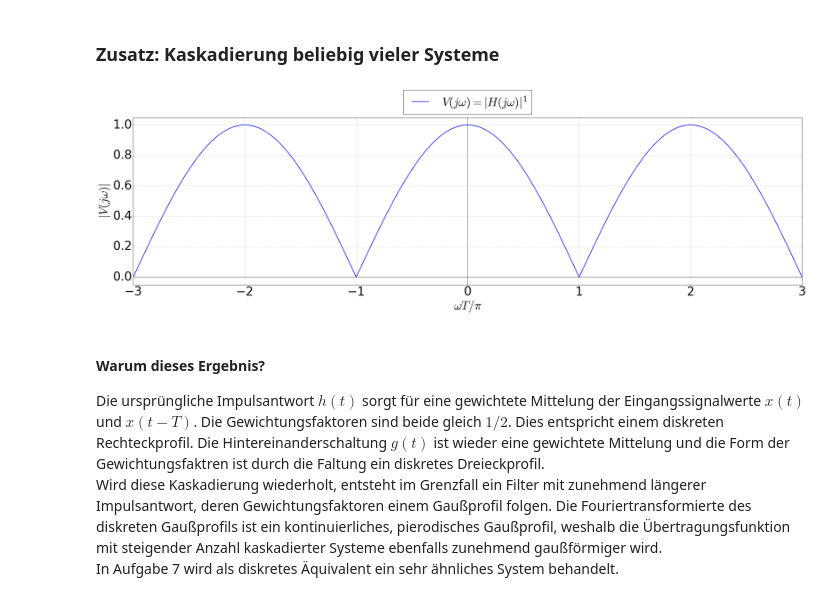
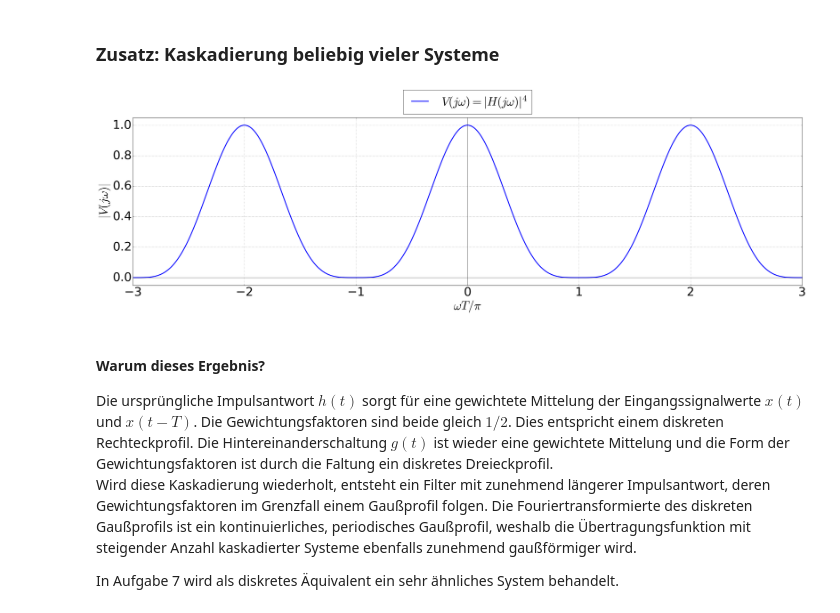
Before and after one commit to fgnt/nachrichtentechnik, a Jupyter notebook: notebooks/Uebungen/A3_Diracimpuls.ipynb, the cells around one changed output. Drawn from its saved outputs; the diff is of its cells as text; code cells hidden in the pictures.

```diff
--- a/notebooks/Uebungen/A3_Diracimpuls.ipynb
+++ b/notebooks/Uebungen/A3_Diracimpuls.ipynb
@@ -224,27 +250,25 @@ Das resultierende System führt also wieder eine gewichtete Mittelung zwischen W
 # %% [markdown]
 ### Zusatz: Kaskadierung beliebig vieler Systeme
 # %%
+@interact(log2_N=IntSlider(min=0, max=10, step=1, value=2))
 def plotV(log2_N):
-    pow = 2**log2_N
-    V = np.power(H, pow)
-    plt.axvline(linewidth=0.75, color='k')
-    hand =  plt.plot(wT/pi, np.abs(V), 'b',
-            label=r'$V(j\omega) = |H(j\omega)|^{'+ repr(int(pow)) + r'}$')
-    plt.axhline(linewidth=0.75, color='k')
-    plt.grid()
+    exponent = 2**log2_N
+    V = np.power(H, exponent)
+    plt.axvline(lw=0.75, c='k')
+    hand =  plt.plot(wT/pi, np.abs(V), 'b', lw=3,
+                     label=r'$V(j\omega) = |H(j\omega)|^{'+ repr(exponent) + r'}$')
+    plt.axhline(lw=0.75, c='k')
     setLabels(r'$\omega T/\pi$', r'$|V(j\omega)|$')
     plt.ylim((-0.05, 1.05))
+    plt.grid(True)
     plt.legend(handles=hand, loc='upper center',
                bbox_to_anchor=(0.5, 1.2), fontsize='medium')
-
-wdg1 = widget.interactive(plotV, log2_N =
-    widget.FloatSlider(min=0, max=10, step=1, value=0))
-display(wdg1)
 # %% [output]
-[figure, old version]
+[figure, new version]
 # %% [markdown]
 #### Warum dieses Ergebnis?
 Die ursprüngliche Impulsantwort $h(t)$ sorgt für eine gewichtete Mittelung der Eingangssignalwerte $x(t)$ und $x(t-T)$. Die Gewichtungsfaktoren sind beide gleich $1/2$. Dies entspricht einem diskreten Rechteckprofil. Die
-Hintereinanderschaltung $g(t)$ ist wieder eine gewichtete Mittelung und die Form der Gewichtungsfaktren ist durch die Faltung ein diskretes Dreieckprofil.
-Wird diese Kaskadierung wiederholt, entsteht im Grenzfall ein Filter mit zunehmend längerer Impulsantwort, deren Gewichtungsfaktoren einem Gaußprofil folgen. Die Fouriertransformierte des diskreten Gaußprofils ist ein kontinuierliches, pierodisches Gaußprofil, weshalb die Übertragungsfunktion mit steigender Anzahl kaskadierter Systeme ebenfalls zunehmend gaußförmiger wird.
+Hintereinanderschaltung $g(t)$ ist wieder eine gewichtete Mittelung und die Form der Gewichtungsfaktoren ist durch die Faltung ein diskretes Dreieckprofil.
+Wird diese Kaskadierung wiederholt, entsteht ein Filter mit zunehmend längerer Impulsantwort, deren Gewichtungsfaktoren im Grenzfall einem Gaußprofil folgen. Die Fouriertransformierte des diskreten Gaußprofils ist ein kontinuierliches, periodisches Gaußprofil, weshalb die Übertragungsfunktion mit steigender Anzahl kaskadierter Systeme ebenfalls zunehmend gaußförmiger wird.
+
 In Aufgabe 7 wird als diskretes Äquivalent ein sehr ähnliches System behandelt.
```
Also changed, not shown: parts of 20 cells of this notebook, 4 other files.
